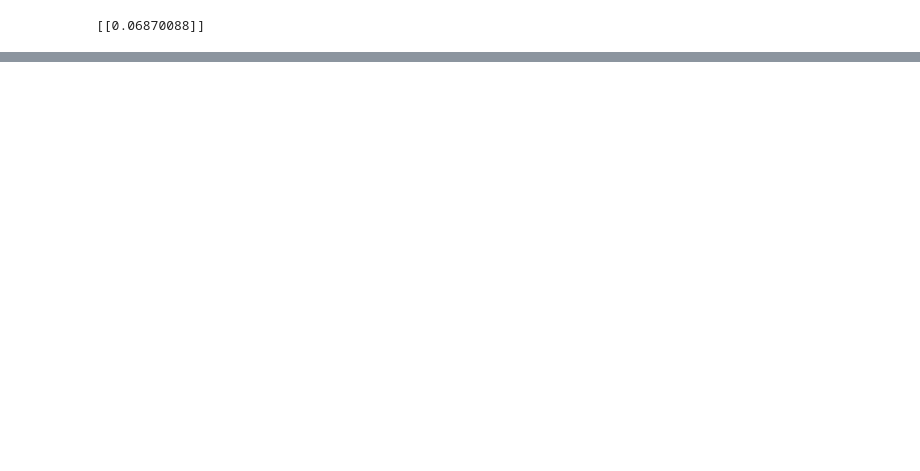
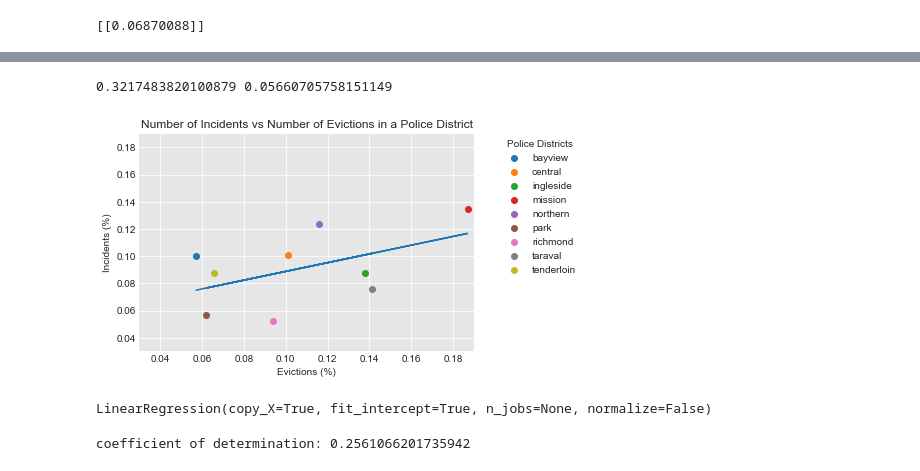
Before and after one commit to EmiliaPaz/EECS731_FinalProject, a Jupyter notebook: notebooks/regression2.ipynb, the cells around one changed output, grey strips where cells are left out. Cells and saved outputs as stored; diff of their text form; code cells hidden in the pictures; blank space fills up the shorter version.

```diff
--- a/notebooks/regression2.ipynb
+++ b/notebooks/regression2.ipynb
@@ -328,0 +455,3 @@ print(regressor.coef_)
+# %%
+df=df.drop(['southern'])
+df
@@ -328,0 +470,48 @@ print(regressor.coef_)
+# %%
+xs = np.array(list(df['Eviction']))
+ys = np.array(list(df['Incidents']))
+
+m, b = best_fit_slope_and_intercept(xs,ys)
+
+print(m,b)
+# %% [output]
+0.3217483820100879 0.05660705758151149
+# %%
+regression_line = [(m*x)+b for x in xs]
+# %%
+for name,row in df.iterrows():
+  plt.scatter(row['Eviction'],row['Incidents'], label=name)
+
+plt.title("Number of Incidents vs Number of Evictions in a Police District")
+plt.xlabel('Evictions (%)')
+plt.ylabel('Incidents (%)')
+plt.legend(title="Police Districts")
+plt.plot(xs, regression_line)
+plt.xlim([.03, .19])
+plt.ylim([.03, .19])
+leg = plt.legend( loc = 'upper right', title="Police Districts")
+
+plt.draw() # Draw the figure so you can find the positon of the legend.
+
+# Get the bounding box of the original legend
+bb = leg.get_bbox_to_anchor().inverse_transformed(ax.transAxes)
+
+# Change to location of the legend.
+xOffset = .3
+bb.x0 += xOffset
+bb.x1 += xOffset
+leg.set_bbox_to_anchor(bb, transform = ax.transAxes)
+plt.show()
+# %% [output]
+[figure, added]
+# %%
+from sklearn.linear_model import LinearRegression
+model = LinearRegression()
+
+X = list(df['Eviction'])
+y = list(df['Incidents'])
+x = np.array(X).reshape((-1, 1))
+y = np.array(y)
+model.fit(x, y)
+# %% [output]
+LinearRegression(copy_X=True, fit_intercept=True, n_jobs=None, normalize=False)
@@ -328,0 +520,5 @@ print(regressor.coef_)
+# %%
+r_sq = model.score(x, y)
+print('coefficient of determination:', r_sq)
+# %% [output]
+coefficient of determination: 0.2561066201735942
```
Also changed, not shown: parts of 19 cells of this notebook, 2 other files.
